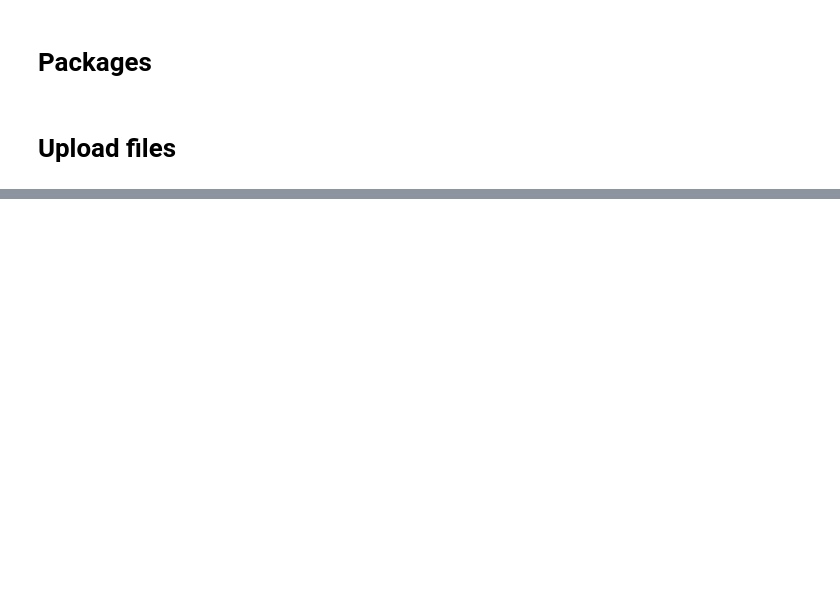
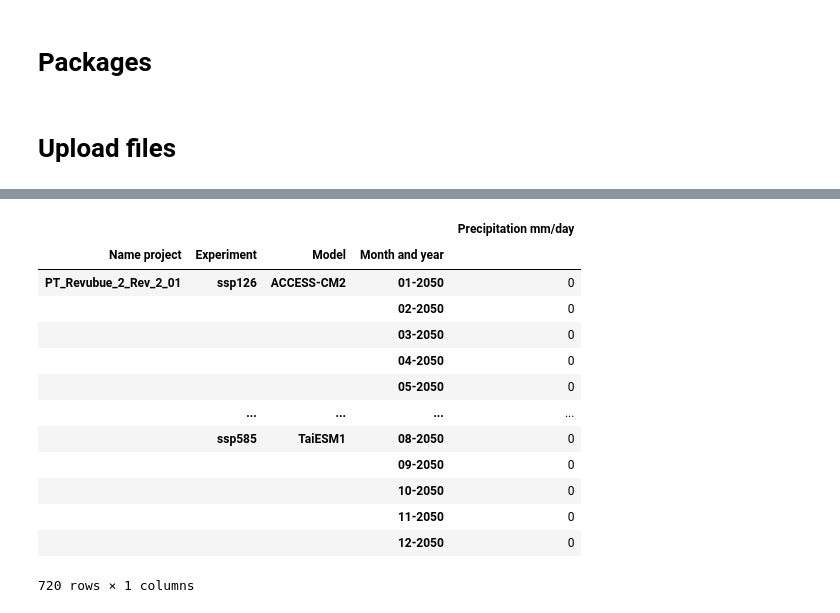
Before and after one commit to RaphaelPB/CRVA_tool, a Jupyter notebook: GraphsAndModels_NEX_GDDP_CMIP6.ipynb, the cells around one changed output, grey strips where cells are left out. Cells and saved outputs as stored; diff of their text form; code cells hidden in the pictures; blank space fills up the shorter version.

```diff
--- a/GraphsAndModels_NEX_GDDP_CMIP6.ipynb
+++ b/GraphsAndModels_NEX_GDDP_CMIP6.ipynb
@@ -28,0 +173,17 @@ precipitation_2021_2022
+# %%
+count_df_over50
+# %% [output]
+|  |  |  |  | Precipitation mm/day |
+| Name project | Experiment | Model | Month and year |  |
+| PT_Revubue_2_Rev_2_01 | ssp126 | ACCESS-CM2 | 01-2050 | 0 |
+|  |  |  | 02-2050 | 0 |
+|  |  |  | 03-2050 | 0 |
+|  |  |  | 04-2050 | 0 |
+|  |  |  | 05-2050 | 0 |
+|  | ... | ... | ... | ... |
+|  | ssp585 | TaiESM1 | 08-2050 | 0 |
+|  |  |  | 09-2050 | 0 |
+|  |  |  | 10-2050 | 0 |
+|  |  |  | 11-2050 | 0 |
+|  |  |  | 12-2050 | 0 |
+720 rows × 1 columns
```
Also changed, not shown: parts of 31 cells of this notebook, 1 other file.
